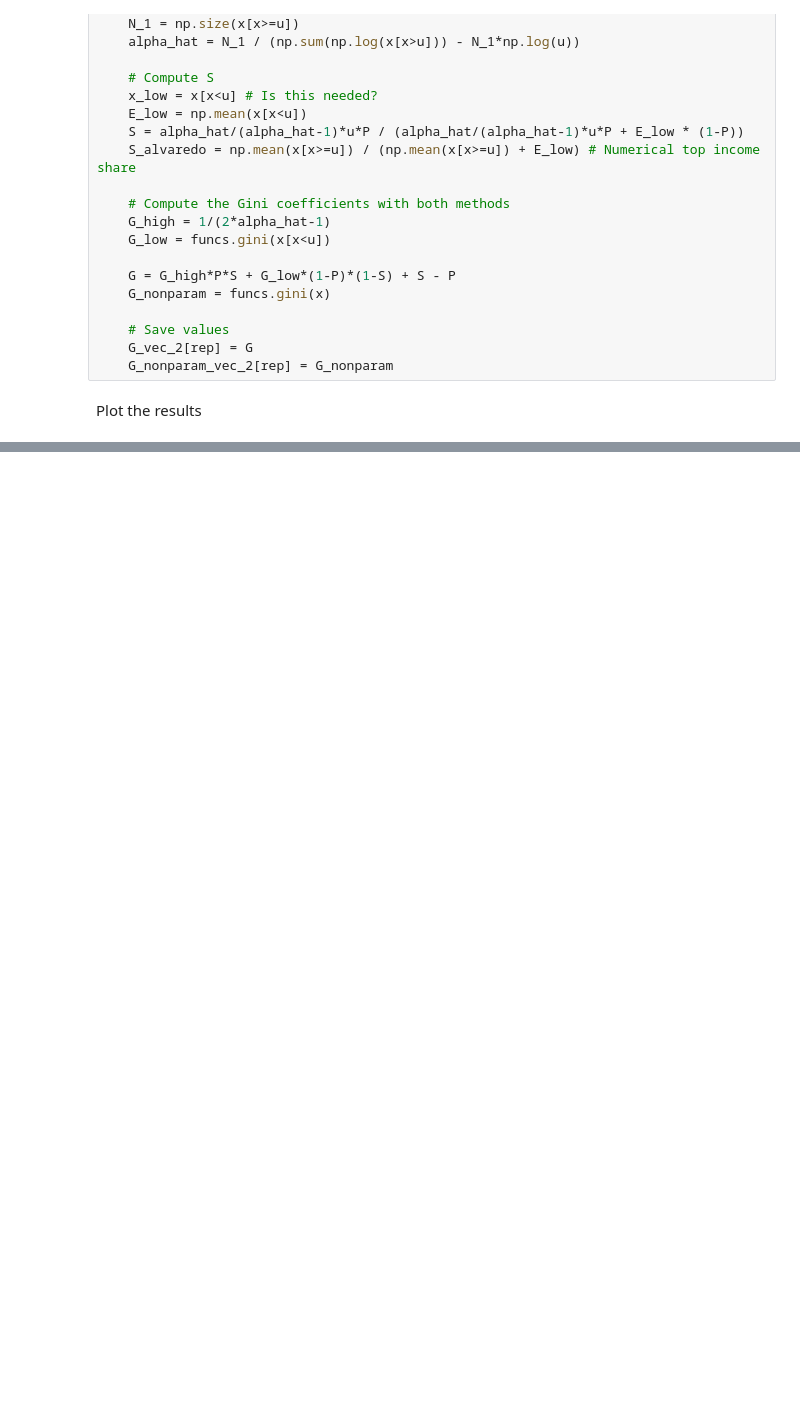
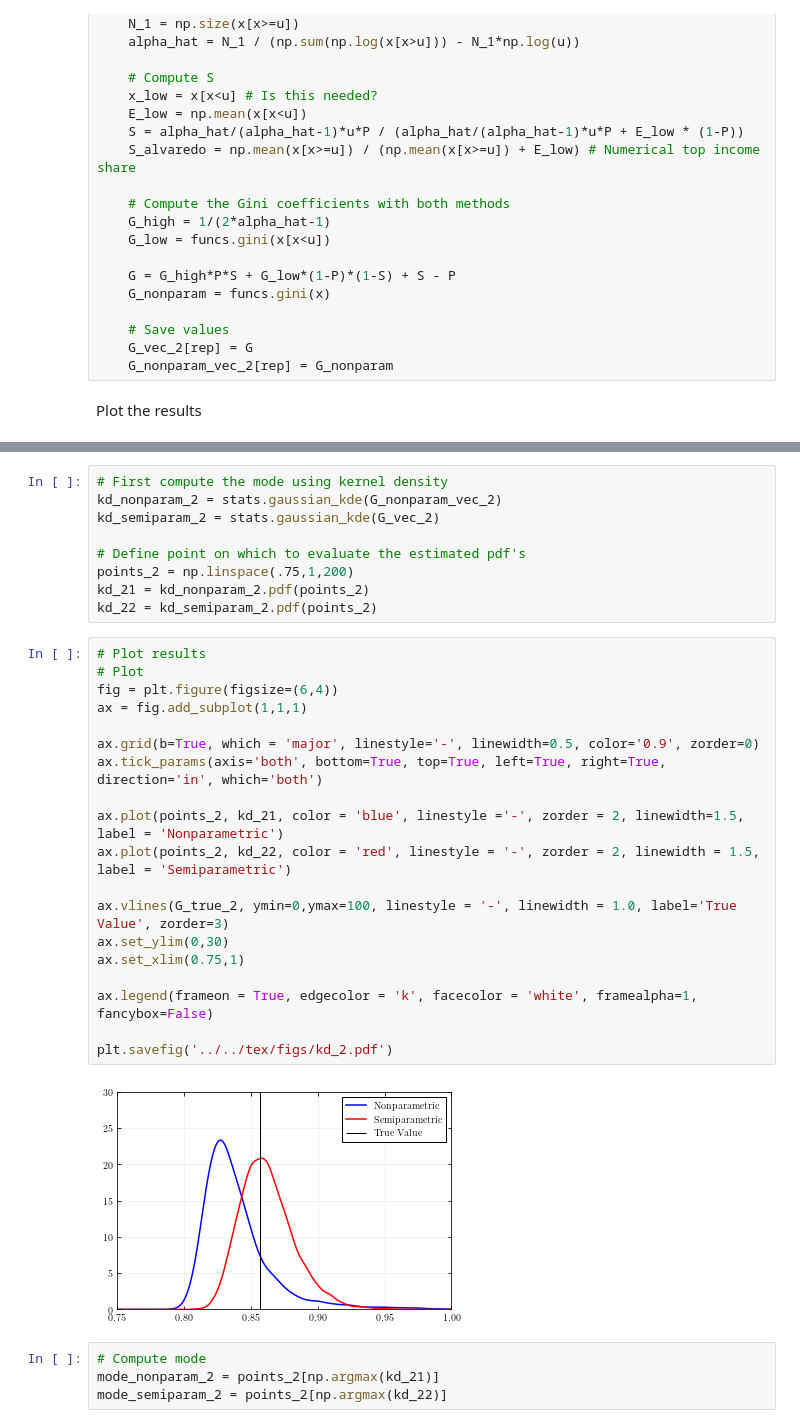
Before and after one commit to madsankern/TermPaper_ineq, a Jupyter notebook: 01 - EstimatorMC.ipynb, the cells around one changed output, grey strips where cells are left out. Saved outputs shown, nothing was run; the diff lists cells and outputs as text; blank space fills up the shorter version.

```diff
--- a/01 - EstimatorMC.ipynb
+++ b/01 - EstimatorMC.ipynb
@@ -224,3 +223,37 @@ plt.savefig('../../tex/figs/estimator_12.pdf')
+# %%
+# First compute the mode using kernel density
+kd_nonparam_2 = stats.gaussian_kde(G_nonparam_vec_2)
+kd_semiparam_2 = stats.gaussian_kde(G_vec_2)
+
+# Define point on which to evaluate the estimated pdf's
+points_2 = np.linspace(.75,1,200)
+kd_21 = kd_nonparam_2.pdf(points_2)
+kd_22 = kd_semiparam_2.pdf(points_2)
+# %%
+# Plot results
+# Plot
+fig = plt.figure(figsize=(6,4))
+ax = fig.add_subplot(1,1,1)
+
+ax.grid(b=True, which = 'major', linestyle='-', linewidth=0.5, color='0.9', zorder=0)
+ax.tick_params(axis='both', bottom=True, top=True, left=True, right=True, direction='in', which='both')
+
+ax.plot(points_2, kd_21, color = 'blue', linestyle ='-', zorder = 2, linewidth=1.5, label = 'Nonparametric')
+ax.plot(points_2, kd_22, color = 'red', linestyle = '-', zorder = 2, linewidth = 1.5, label = 'Semiparametric')
+
+ax.vlines(G_true_2, ymin=0,ymax=100, linestyle = '-', linewidth = 1.0, label='True Value', zorder=3)
+ax.set_ylim(0,30)
+ax.set_xlim(0.75,1)
+
+ax.legend(frameon = True, edgecolor = 'k', facecolor = 'white', framealpha=1, fancybox=False)
+
+plt.savefig('../../tex/figs/kd_2.pdf')
+# %% [output]
+[figure, added]
+# %%
+# Compute mode
+mode_nonparam_2 = points_2[np.argmax(kd_21)]
+mode_semiparam_2 = points_2[np.argmax(kd_22)]
 # %%
 print('Nonparam bias = ' + str(np.mean(G_nonparam_vec_2) - G_true_2))
 print('Semiparam bias = ' + str(np.mean(G_vec_2) - G_true_2))
```
Also changed, not shown: parts of 14 cells of this notebook.
